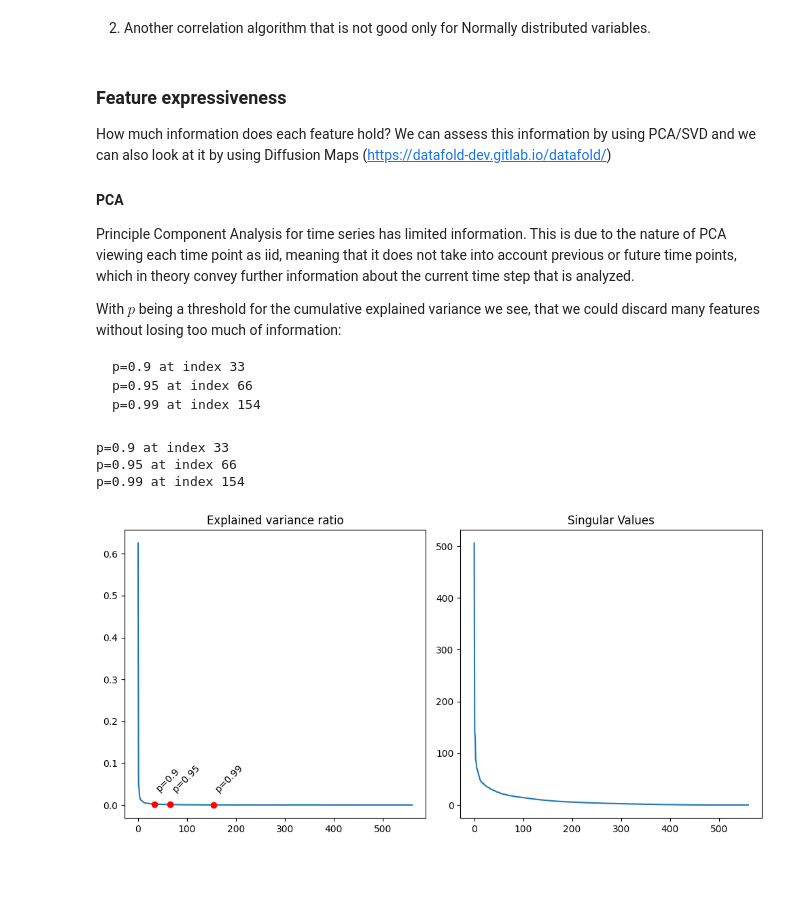
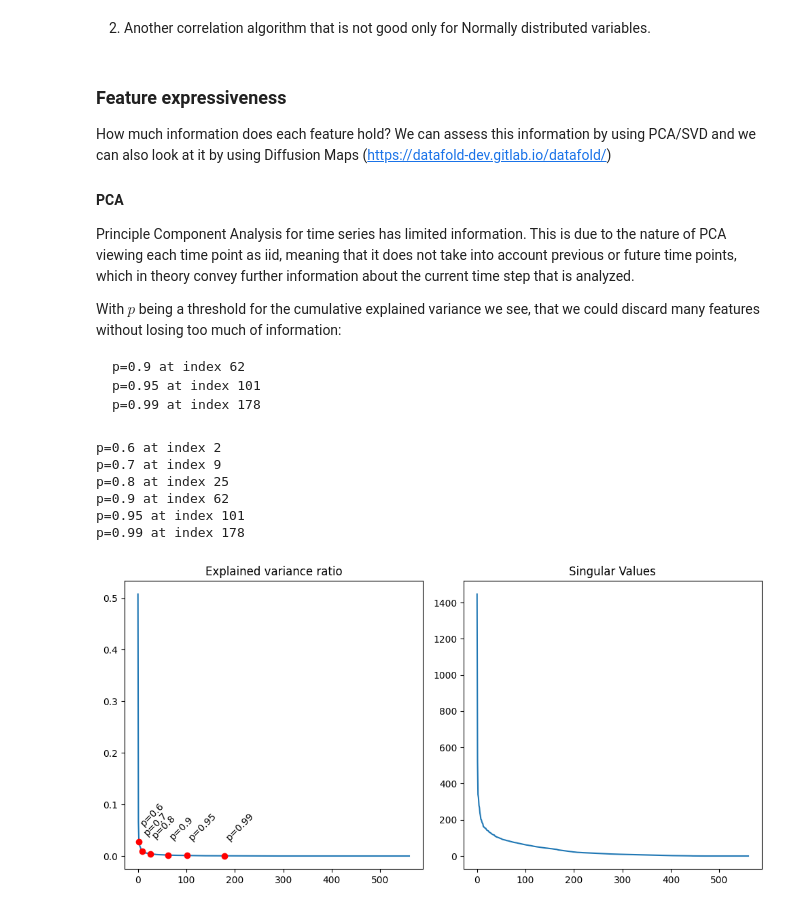
Before and after one commit to joshuawe/time-series-robustness, a Jupyter notebook: notebooks/Data_visualization.ipynb, the cells around one changed output. Cells and saved outputs as stored; diff of their text form; code cells hidden in the pictures; blank space fills up the shorter version.

Commit message:
normalize data

````diff
--- a/notebooks/Data_visualization.ipynb
+++ b/notebooks/Data_visualization.ipynb
@@ -32,8 +37,8 @@ fig_path = "../reports/figures/"
 # %% [markdown]
 # Load the Data
 # %%
-df_X = pd.read_csv(path_X, sep='\s+', header=None)
-df_y = pd.read_csv(path_y, sep='\s+', header=None)
+df_X, df_y = load_data(path_X, path_y, normalize=True)
+
 print("Train_X:");
 df_X.info()
 print("Missing values:", df_X.isna().sum().sum())
@@ -109,38 +105,41 @@ Principle Component Analysis for time series has limited information. This is du
 
 With $p$ being a threshold for the cumulative explained variance we see, that we could discard many features without losing too much of information:
 ```
-p=0.9 at index 33
-p=0.95 at index 66
-p=0.99 at index 154
+p=0.9 at index 62
+p=0.95 at index 101
+p=0.99 at index 178
 ```
 # %%
 from sklearn.decomposition import PCA
 import matplotlib.pyplot as plt
 import numpy as np
 
 pca = PCA()
 pca.fit(df_X.values)
 fig = plt.figure(figsize=(10,5))
 fig.add_subplot(121)
 plt.plot(np.arange(len(pca.explained_variance_ratio_)), pca.explained_variance_ratio_)
 plt.title('Explained variance ratio')
 
 cumulative_explained_variance = np.cumsum(pca.explained_variance_ratio_)
 # Points where p equals the values in the list [0.9, 0.95, 0.99]
-thresholds = [0.9, 0.95, 0.99]
+thresholds = [0.6, 0.7, 0.8, 0.9, 0.95, 0.99]
 for threshold in thresholds:
     index = np.argmax(cumulative_explained_variance >= threshold)
     plt.scatter(index, pca.explained_variance_ratio_[index], color='red', zorder=5)
     plt.text(index, pca.explained_variance_ratio_[index] + 0.03, f'p={threshold}', rotation=45)
     print(f'p={threshold} at index {index}')
 
 fig.add_subplot(122)
 plt.plot(np.arange(len(pca.singular_values_)), pca.singular_values_)
 _ = plt.title('Singular Values')
 plt.tight_layout()
 plt.savefig(f"{fig_path}pca.png", dpi=200, bbox_inches='tight')
 # %% [output]
-p=0.9 at index 33
-p=0.95 at index 66
-p=0.99 at index 154
+p=0.6 at index 2
+p=0.7 at index 9
+p=0.8 at index 25
+p=0.9 at index 62
+p=0.95 at index 101
+p=0.99 at index 178
-[figure, old version]
+[figure, new version]
````
Also changed, not shown: parts of 5 cells of this notebook, 4 other files.
